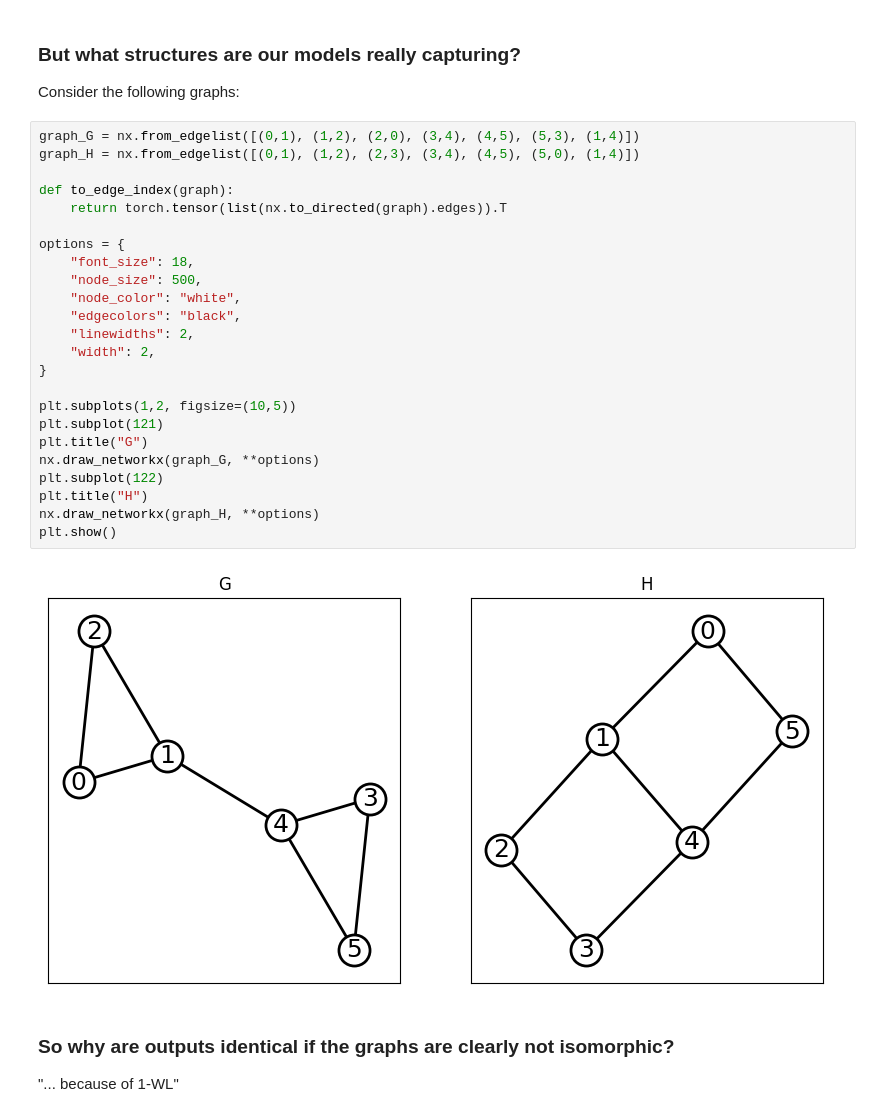
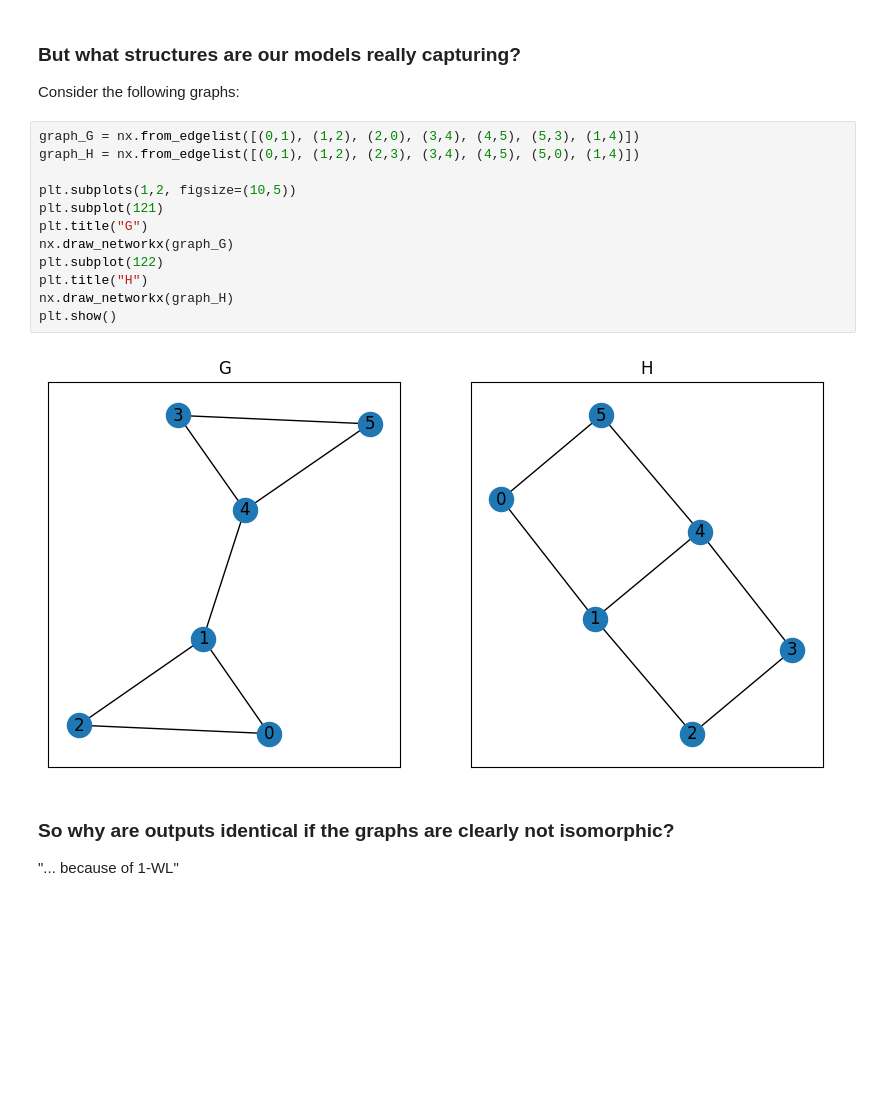
Before and after one commit to marek094/gnn_practicals, a Jupyter notebook: Practicals01.ipynb, the cells around one changed output. Cells and saved outputs as stored; diff of their text form; blank space fills up the shorter version.

```diff
--- a/Practicals01.ipynb
+++ b/Practicals01.ipynb
@@ -295,29 +410,17 @@ Consider the following graphs:
 # %%
 graph_G = nx.from_edgelist([(0,1), (1,2), (2,0), (3,4), (4,5), (5,3), (1,4)])
 graph_H = nx.from_edgelist([(0,1), (1,2), (2,3), (3,4), (4,5), (5,0), (1,4)])
 
-def to_edge_index(graph):
-    return torch.tensor(list(nx.to_directed(graph).edges)).T
-
-options = {
-    "font_size": 18,
-    "node_size": 500,
-    "node_color": "white",
-    "edgecolors": "black",
-    "linewidths": 2,
-    "width": 2,
-}
-
 plt.subplots(1,2, figsize=(10,5))
 plt.subplot(121)
 plt.title("G")
-nx.draw_networkx(graph_G, **options)
+nx.draw_networkx(graph_G)
 plt.subplot(122)
 plt.title("H")
-nx.draw_networkx(graph_H, **options)
+nx.draw_networkx(graph_H)
 plt.show()
 # %% [output]
-[figure, old version]
+[figure, new version]
 # %% [markdown]
 ### So why are outputs identical if the graphs are clearly not isomorphic?
 "... because of 1-WL"
```
Also changed, not shown: parts of 33 cells of this notebook.
